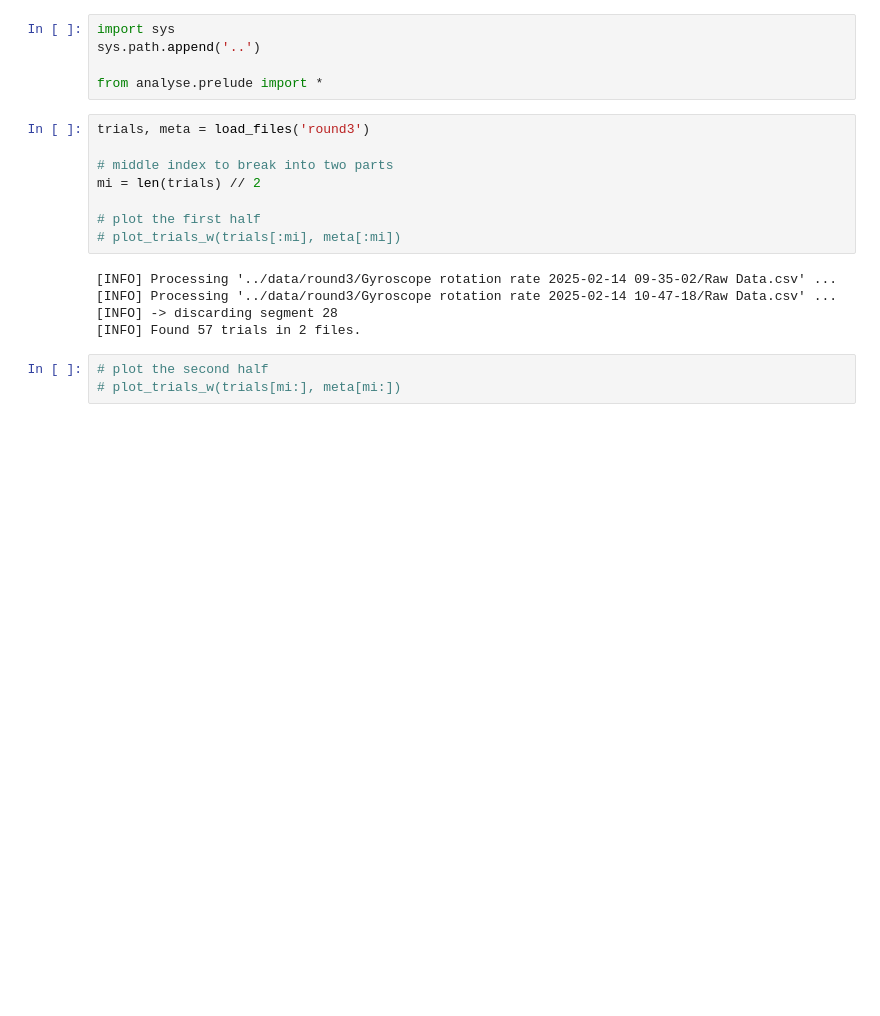
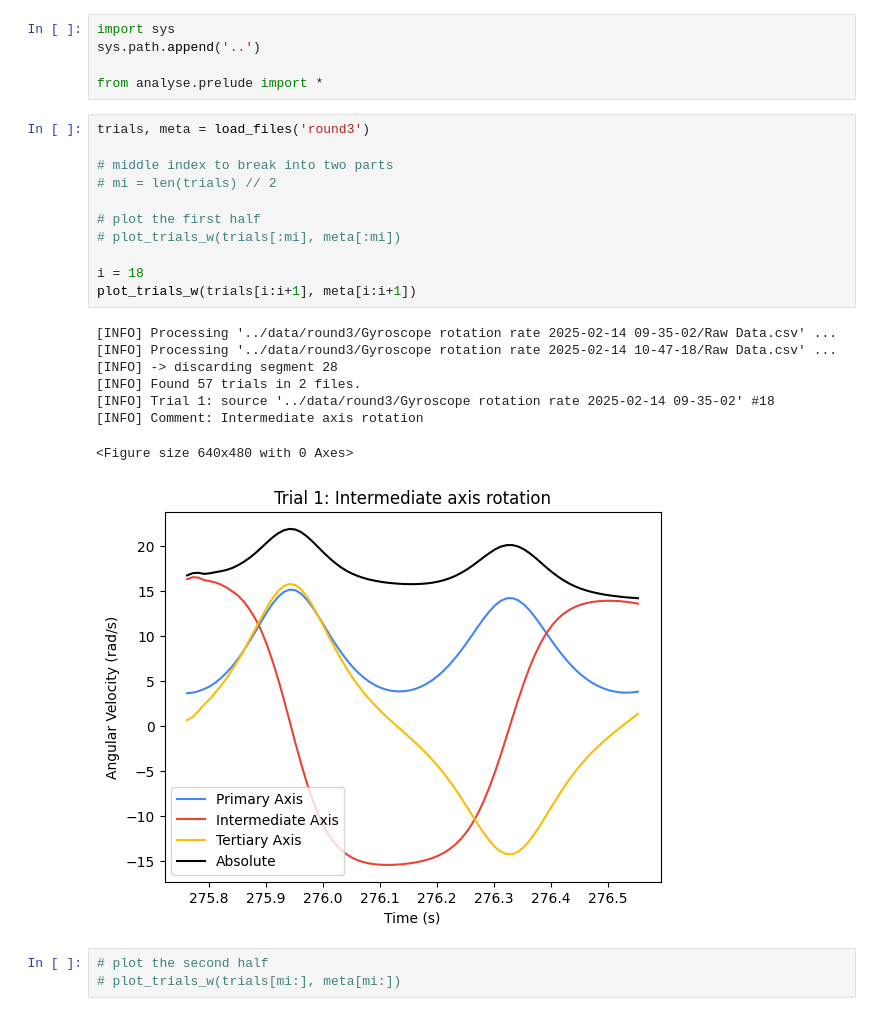
Before and after one commit to fbubbar/sci1-t2, a Jupyter notebook: analyse/round3.ipynb, the cells around one changed output. Cells and saved outputs as stored; diff of their text form; blank space fills up the shorter version.

```diff
--- a/analyse/round3.ipynb
+++ b/analyse/round3.ipynb
@@ -6,16 +6,23 @@ from analyse.prelude import *
 # %%
 trials, meta = load_files('round3')
 
 # middle index to break into two parts
-mi = len(trials) // 2
+# mi = len(trials) // 2
 
 # plot the first half
 # plot_trials_w(trials[:mi], meta[:mi])
+
+i = 18
+plot_trials_w(trials[i:i+1], meta[i:i+1])
 # %% [output]
 [INFO] Processing '../data/round3/Gyroscope rotation rate 2025-02-14 09-35-02/Raw Data.csv' ...
 [INFO] Processing '../data/round3/Gyroscope rotation rate 2025-02-14 10-47-18/Raw Data.csv' ...
 [INFO] -> discarding segment 28
 [INFO] Found 57 trials in 2 files.
+[INFO] Trial 1: source '../data/round3/Gyroscope rotation rate 2025-02-14 09-35-02' #18
+[INFO] Comment: Intermediate axis rotation
+<Figure size 640x480 with 0 Axes>
+[figure, added]
 # %%
 # plot the second half
 # plot_trials_w(trials[mi:], meta[mi:])
```
Also changed, not shown: 2 other files.
